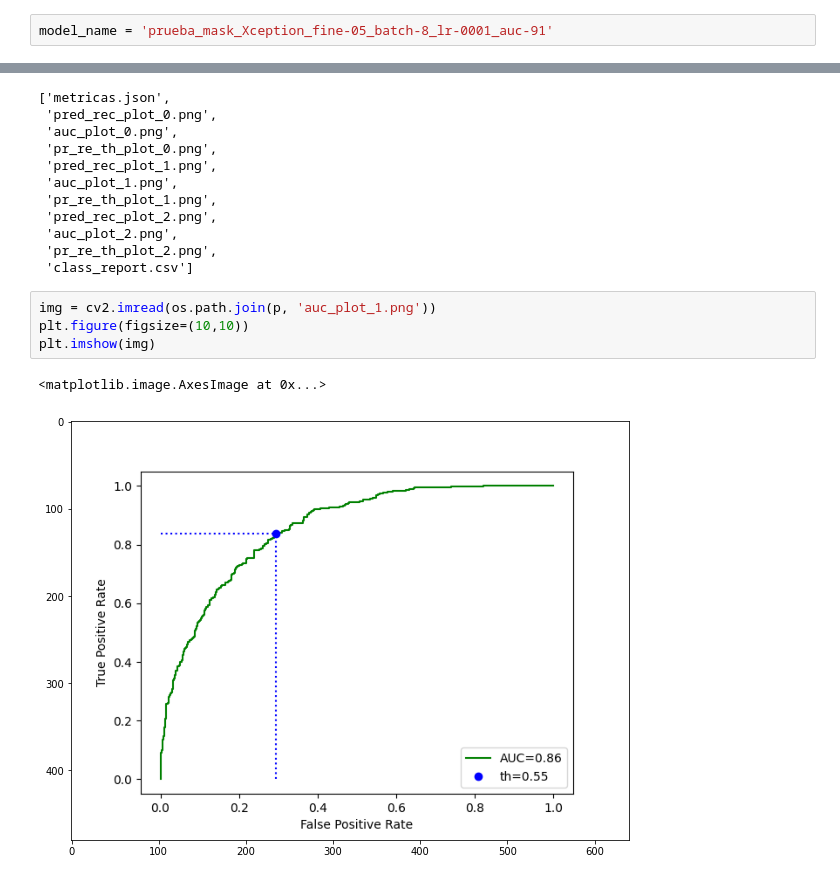
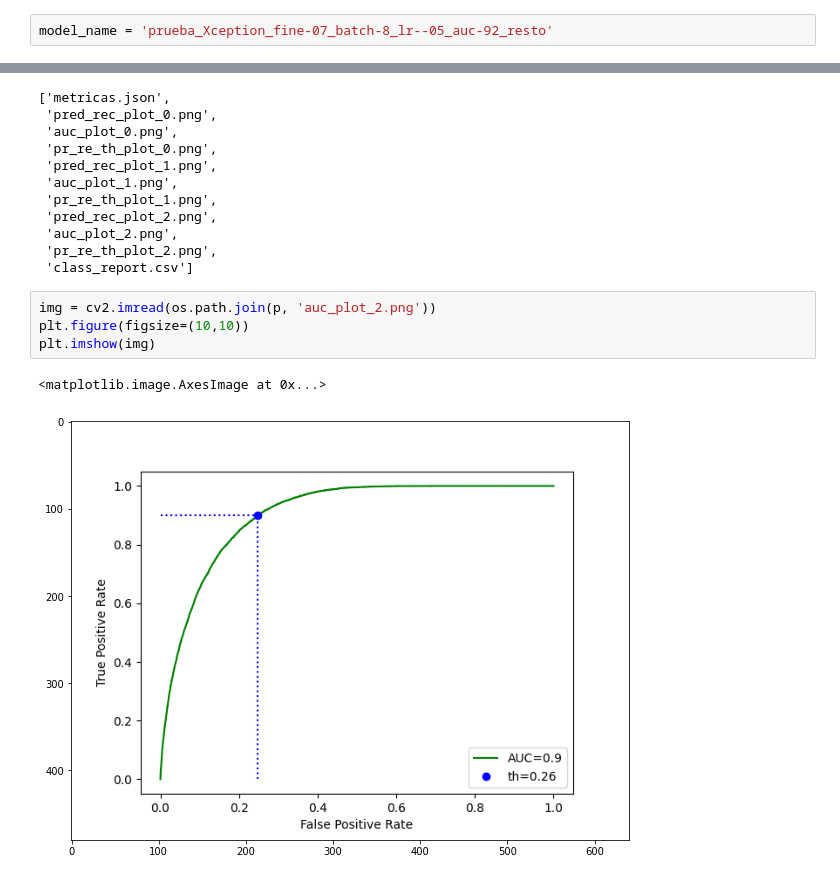
Before and after one commit to maryskal/SITK, a Jupyter notebook: neural_networks/image_class/Ver_resultados.ipynb, the cells around one changed output, grey strips where cells are left out. Saved outputs shown, nothing was run; the diff lists cells and outputs as text.

```diff
--- a/neural_networks/image_class/Ver_resultados.ipynb
+++ b/neural_networks/image_class/Ver_resultados.ipynb
@@ -337,7 +482,7 @@ import os
 import cv2
 import json
 # %%
-model_name = 'prueba_mask_Xception_fine-05_batch-8_lr-0001_auc-91'
+model_name = 'prueba_Xception_fine-07_batch-8_lr--05_auc-92_resto'
 # %%
 p = os.path.join('/home/mr1142/Documents/Data/models/neumonia/validation_results', model_name)
 # %%
@@ -355,10 +500,10 @@ os.listdir(p)
  'pr_re_th_plot_2.png',
  'class_report.csv']
 # %%
-img = cv2.imread(os.path.join(p, 'auc_plot_1.png'))
+img = cv2.imread(os.path.join(p, 'auc_plot_2.png'))
 plt.figure(figsize=(10,10))
 plt.imshow(img)
 # %% [output]
 <matplotlib.image.AxesImage at 0x...>
-[figure, old version]
+[figure, new version]
 # %%
```
Also changed, not shown: parts of 75 cells of this notebook, 8 other files.
